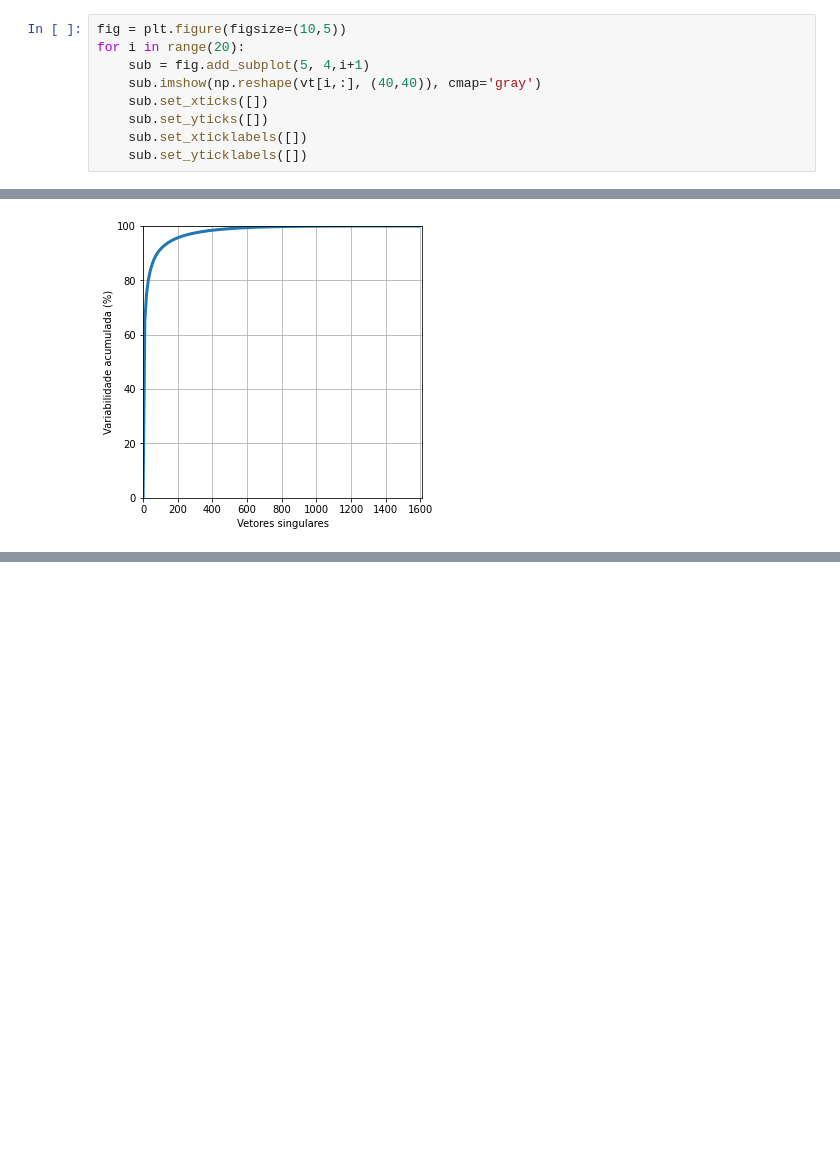
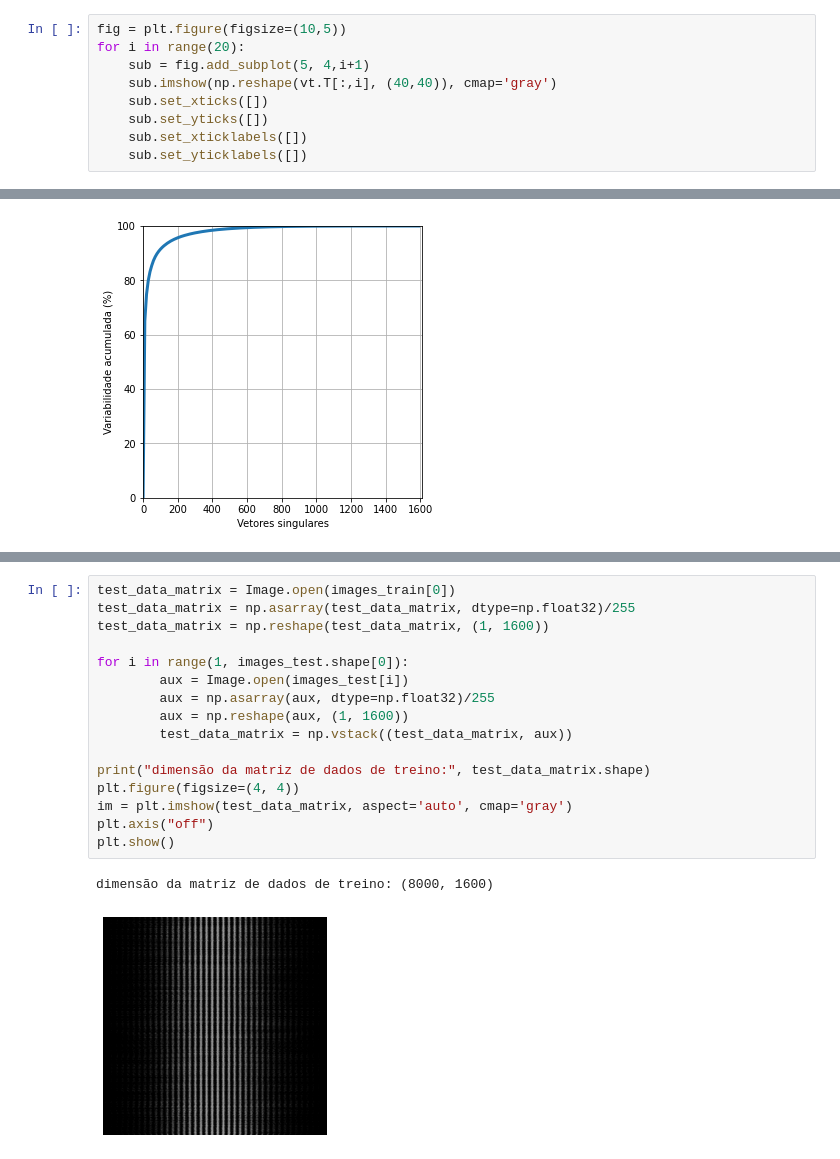
Before and after one commit to lucasivisson/Classification-SVD, a Jupyter notebook: ClassificationSVD.ipynb, the cells around one changed output, grey strips where cells are left out. Saved outputs shown, nothing was run; the diff lists cells and outputs as text; blank space fills up the shorter version.

Commit message:
atualizando algoritmo de comparação de imagens

```diff
--- a/ClassificationSVD.ipynb
+++ b/ClassificationSVD.ipynb
@@ -128,7 +128,7 @@ print(vt.shape)
 fig = plt.figure(figsize=(10,5))
 for i in range(20):
     sub = fig.add_subplot(5, 4,i+1)
-    sub.imshow(np.reshape(vt[i,:], (40,40)), cmap='gray')
+    sub.imshow(np.reshape(vt.T[:,i], (40,40)), cmap='gray')
     sub.set_xticks([])
     sub.set_yticks([])
     sub.set_xticklabels([])
@@ -176,0 +184,19 @@ plt.show()
+# %%
+test_data_matrix = Image.open(images_train[0])
+test_data_matrix = np.asarray(test_data_matrix, dtype=np.float32)/255
+test_data_matrix = np.reshape(test_data_matrix, (1, 1600))
+
+for i in range(1, images_test.shape[0]):
+        aux = Image.open(images_test[i])
+        aux = np.asarray(aux, dtype=np.float32)/255
+        aux = np.reshape(aux, (1, 1600))
+        test_data_matrix = np.vstack((test_data_matrix, aux))
+
+print("dimensão da matriz de dados de treino:", test_data_matrix.shape)
+plt.figure(figsize=(4, 4))
+im = plt.imshow(test_data_matrix, aspect='auto', cmap='gray')
+plt.axis("off")
+plt.show()
+# %% [output]
+dimensão da matriz de dados de treino: (8000, 1600)
+[figure, added]
```
Also changed, not shown: parts of 8 cells of this notebook.
